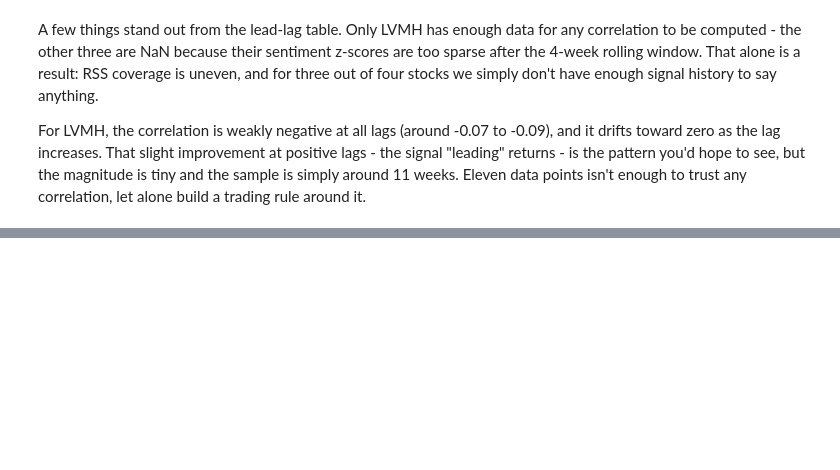
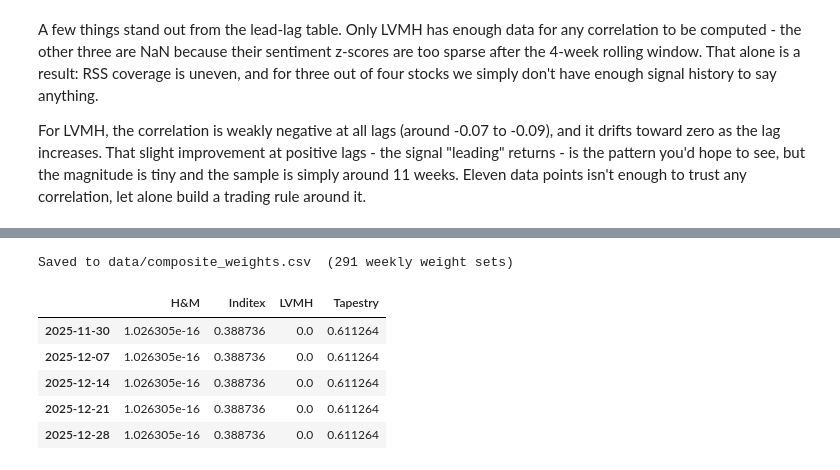
Before and after one commit to radostinaaa/fashion-trends, a Jupyter notebook: 5_sentiment_signal.ipynb, the cells around one changed output, grey strips where cells are left out. Cells and saved outputs as stored; diff of their text form; code cells hidden in the pictures; blank space fills up the shorter version.

```diff
--- a/5_sentiment_signal.ipynb
+++ b/5_sentiment_signal.ipynb
@@ -349,0 +412,63 @@ else:
+# %%
+def trend_adjusted_weights(base_w, stock_names, z_scores, alpha=ALPHA):
+    w = base_w.copy()
+    for stock, z in z_scores.items():
+        if stock not in stock_names or np.isnan(z):
+            continue
+        idx    = stock_names.index(stock)
+        w[idx] *= (1 + alpha * np.clip(z, -2, 2) / 2)
+    w = np.clip(w, 0, None)
+    return w / w.sum()
+
+
+# unified weekly date index spanning the full price history
+full_index = pd.date_range(
+    start=trend_signals.index[0],
+    end=prices.index[-1],
+    freq='W',
+)
+
+comp_weights = []
+for date in full_index:
+    z_scores = {}
+
+    for stock in stock_names:
+        keyword = stock_to_keyword.get(stock)
+
+        # Trends z-score
+        tz = np.nan
+        if keyword and keyword in trend_signals.columns:
+            idx = trend_signals.index.get_indexer([date], method='nearest')[0]
+            if idx >= 0:
+                tz = trend_signals.iloc[idx][keyword]
+
+        # Sentiment z-score
+        sz = np.nan
+        if stock in sent_signals.columns:
+            idx = sent_signals.index.get_indexer([date], method='nearest')[0]
+            if idx >= 0:
+                sz = sent_signals.iloc[idx][stock]
+
+        # Composite: blend where both exist, fallback to whichever is available
+        if not np.isnan(tz) and not np.isnan(sz):
+            z_scores[stock] = 0.5 * tz + 0.5 * sz
+        elif not np.isnan(tz):
+            z_scores[stock] = tz
+        elif not np.isnan(sz):
+            z_scores[stock] = sz
+
+    comp_weights.append(trend_adjusted_weights(w_maxsharpe, stock_names, z_scores))
+
+comp_weights_df = pd.DataFrame(comp_weights, index=full_index, columns=stock_names)
+comp_weights_df.to_csv('data/composite_weights.csv')
+
+print(f'Saved to data/composite_weights.csv  ({len(comp_weights_df)} weekly weight sets)')
+comp_weights_df.tail()
+# %% [output]
+Saved to data/composite_weights.csv  (291 weekly weight sets)
+|  | H&M | Inditex | LVMH | Tapestry |
+| 2025-11-30 | 1.026305e-16 | 0.388736 | 0.0 | 0.611264 |
+| 2025-12-07 | 1.026305e-16 | 0.388736 | 0.0 | 0.611264 |
+| 2025-12-14 | 1.026305e-16 | 0.388736 | 0.0 | 0.611264 |
+| 2025-12-21 | 1.026305e-16 | 0.388736 | 0.0 | 0.611264 |
+| 2025-12-28 | 1.026305e-16 | 0.388736 | 0.0 | 0.611264 |
```
Also changed, not shown: parts of 13 cells of this notebook, 2 other files.
